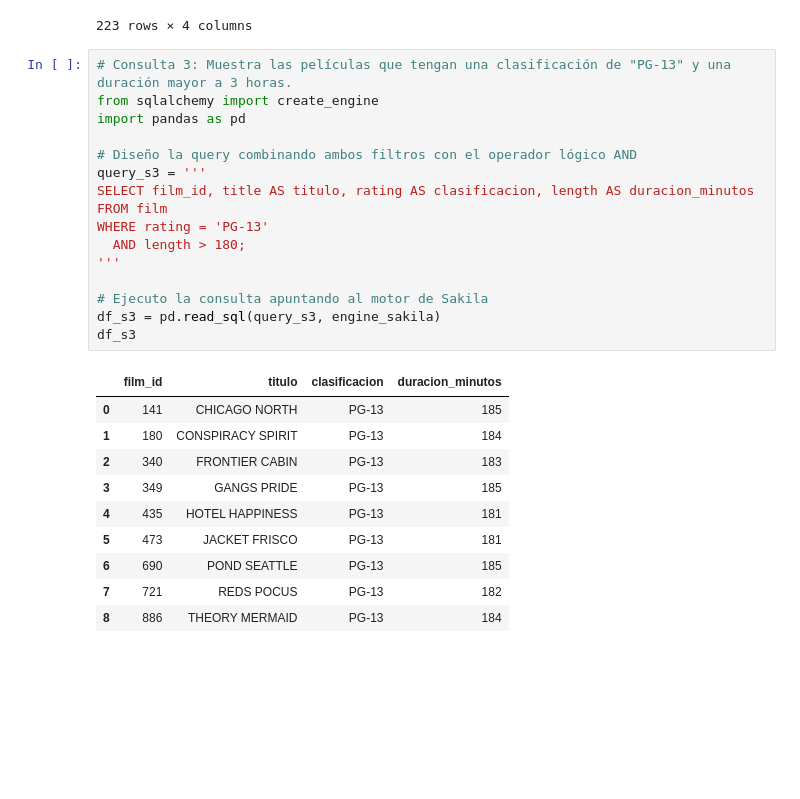
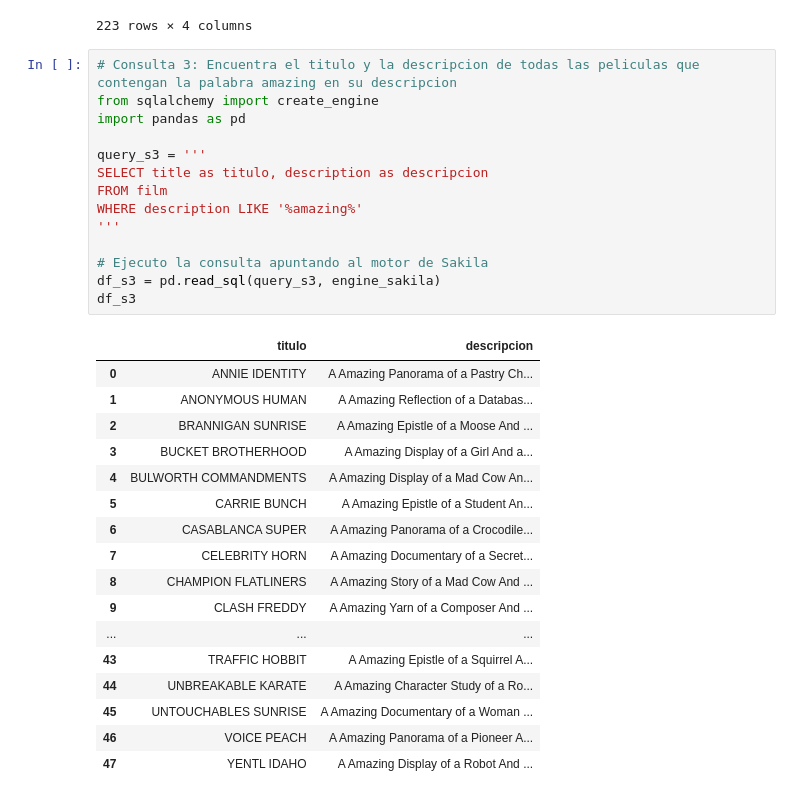
Before and after one commit to aliciasimfer/evaluacion-modulo-2-big-data, a Jupyter notebook: ejercicioFINALMODULO2.ipynb, the cells around one changed output. Saved outputs shown, nothing was run; the diff lists cells and outputs as text; blank space fills up the shorter version.

```diff
--- a/ejercicioFINALMODULO2.ipynb
+++ b/ejercicioFINALMODULO2.ipynb
@@ -375,30 +335,35 @@ df_s2
 | 222 | 994 | WYOMING STORM | PG-13 | 2006 |
 223 rows × 4 columns
 # %%
-# Consulta 3: Muestra las películas que tengan una clasificación de "PG-13" y una duración mayor a 3 horas.
+# Consulta 3: Encuentra el titulo y la descripcion de todas las peliculas que contengan la palabra amazing en su descripcion
 from sqlalchemy import create_engine
 import pandas as pd
 
-# Diseño la query combinando ambos filtros con el operador lógico AND
 query_s3 = '''
-SELECT film_id, title AS titulo, rating AS clasificacion, length AS duracion_minutos
+SELECT title as titulo, description as descripcion
 FROM film
-WHERE rating = 'PG-13'
-  AND length > 180;
+WHERE description LIKE '%amazing%'
 '''
 
 # Ejecuto la consulta apuntando al motor de Sakila
 df_s3 = pd.read_sql(query_s3, engine_sakila)
 df_s3
 # %% [output]
-|  | film_id | titulo | clasificacion | duracion_minutos |
-| 0 | 141 | CHICAGO NORTH | PG-13 | 185 |
-| 1 | 180 | CONSPIRACY SPIRIT | PG-13 | 184 |
-| 2 | 340 | FRONTIER CABIN | PG-13 | 183 |
-| 3 | 349 | GANGS PRIDE | PG-13 | 185 |
-| 4 | 435 | HOTEL HAPPINESS | PG-13 | 181 |
-| 5 | 473 | JACKET FRISCO | PG-13 | 181 |
-| 6 | 690 | POND SEATTLE | PG-13 | 185 |
-| 7 | 721 | REDS POCUS | PG-13 | 182 |
-| 8 | 886 | THEORY MERMAID | PG-13 | 184 |
+|  | titulo | descripcion |
+| 0 | ANNIE IDENTITY | A Amazing Panorama of a Pastry Ch... |
+| 1 | ANONYMOUS HUMAN | A Amazing Reflection of a Databas... |
+| 2 | BRANNIGAN SUNRISE | A Amazing Epistle of a Moose And ... |
+| 3 | BUCKET BROTHERHOOD | A Amazing Display of a Girl And a... |
+| 4 | BULWORTH COMMANDMENTS | A Amazing Display of a Mad Cow An... |
+| 5 | CARRIE BUNCH | A Amazing Epistle of a Student An... |
+| 6 | CASABLANCA SUPER | A Amazing Panorama of a Crocodile... |
+| 7 | CELEBRITY HORN | A Amazing Documentary of a Secret... |
+| 8 | CHAMPION FLATLINERS | A Amazing Story of a Mad Cow And ... |
+| 9 | CLASH FREDDY | A Amazing Yarn of a Composer And ... |
+| ... | ... | ... |
+| 43 | TRAFFIC HOBBIT | A Amazing Epistle of a Squirrel A... |
+| 44 | UNBREAKABLE KARATE | A Amazing Character Study of a Ro... |
+| 45 | UNTOUCHABLES SUNRISE | A Amazing Documentary of a Woman ... |
+| 46 | VOICE PEACH | A Amazing Panorama of a Pioneer A... |
+| 47 | YENTL IDAHO | A Amazing Display of a Robot And ... |
 # %%
```
Also changed, not shown: parts of 27 cells of this notebook, 3 other files.
